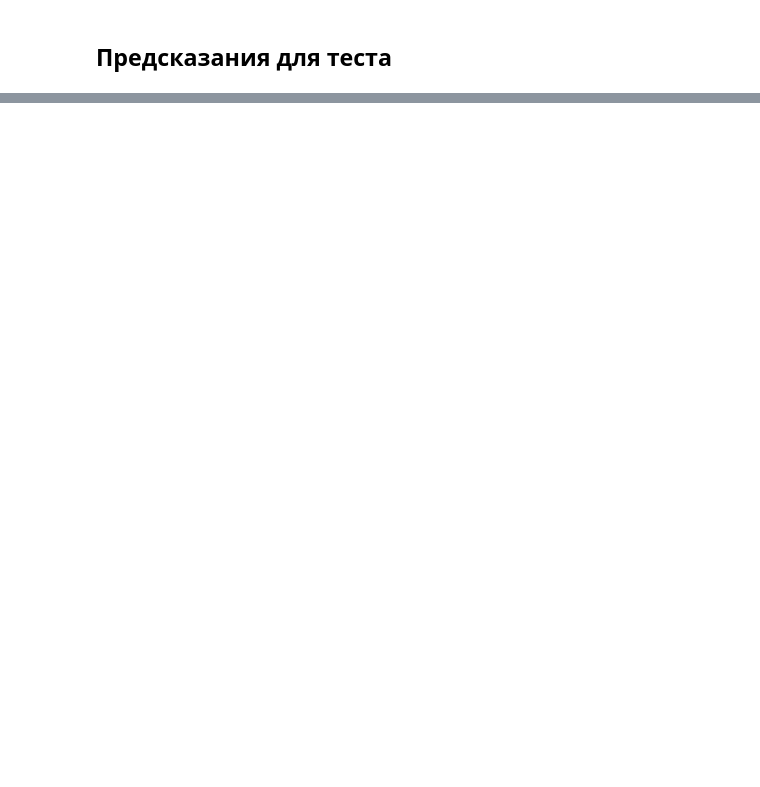
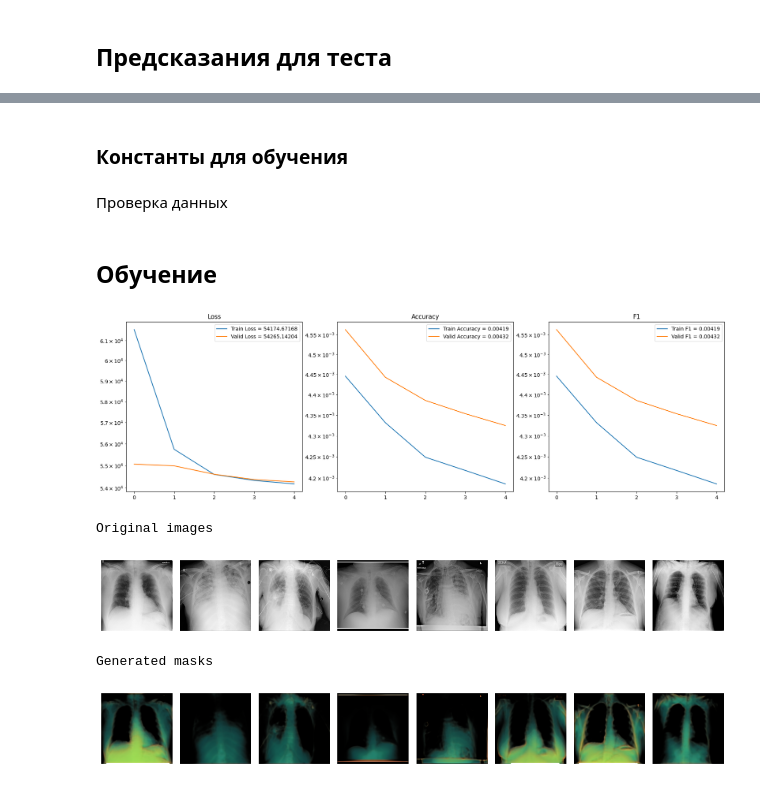
Before and after one commit to Goshective/Project_ML, a Jupyter notebook: Project_ML.ipynb, the cells around one changed output, grey strips where cells are left out. Drawn from its saved outputs; the diff is of its cells as text; code cells hidden in the pictures; blank space fills up the shorter version.

```diff
--- a/Project_ML.ipynb
+++ b/Project_ML.ipynb
@@ -613,0 +673,3 @@ files.download('df.csv')
+# %%
+device = torch.device("cuda" if torch.cuda.is_available() else "cpu")
+device
@@ -613,0 +881,11 @@ files.download('df.csv')
+# %%
+def show_examples(model, dataset, size):
+    model.eval()
+    with torch.no_grad():
+        idxs = np.random.randint(0, len(dataset), size)
+        x = torch.stack([dataset[i][0] for i in idxs]).to(device)
+        y = model(x)
+        print("Original images")
+        torchshow.show(x, nrows=1, figsize=(12, 2), channel_mode="channel_first")
+        print("Generated masks")
+        torchshow.show(y, nrows=1, figsize=(12, 2))
@@ -613,0 +919,31 @@ files.download('df.csv')
+# %% [markdown]
+### Константы для обучения
+# %% [markdown]
+Проверка данных
+# %%
+BATCH_SIZE = 100
+NUM_EPOCHS = 5
+# LAT_DIM = 8
+EXAMPLE_SIZE = 8
+
+train_set, valid_set = random_split(train_mask_dataset, (0.95, 0.05))
+train_loader = DataLoader(train_set, batch_size=BATCH_SIZE)
+valid_loader = DataLoader(valid_set, batch_size=BATCH_SIZE)
+
+acc_func = MulticlassAccuracy()
+f1_func = MulticlassF1Score()
+
+s_model_opt = torch.optim.Adam(cur_model.parameters())
+s_model_loss = nn.MSELoss(reduction='sum')
+# %% [markdown]
+## Обучение
+# %%
+run_train_loop(cur_model, s_model_opt, s_model_loss,
+               train_loader, valid_loader, NUM_EPOCHS, EXAMPLE_SIZE,
+               acc_func, f1_func)
+# %% [output]
+[figure, added]
+Original images
+[figure, added]
+Generated masks
+[figure, added]
```
Also changed, not shown: parts of 37 cells of this notebook.
